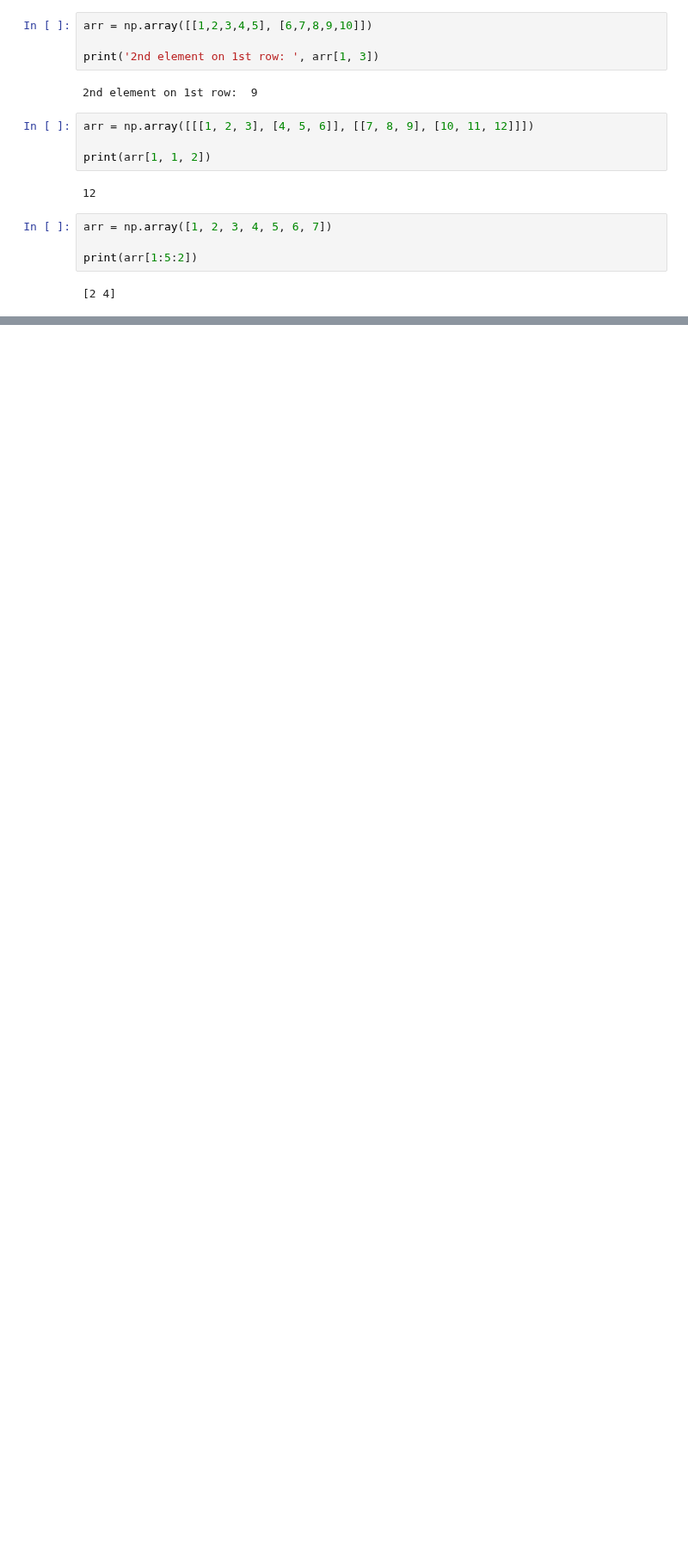
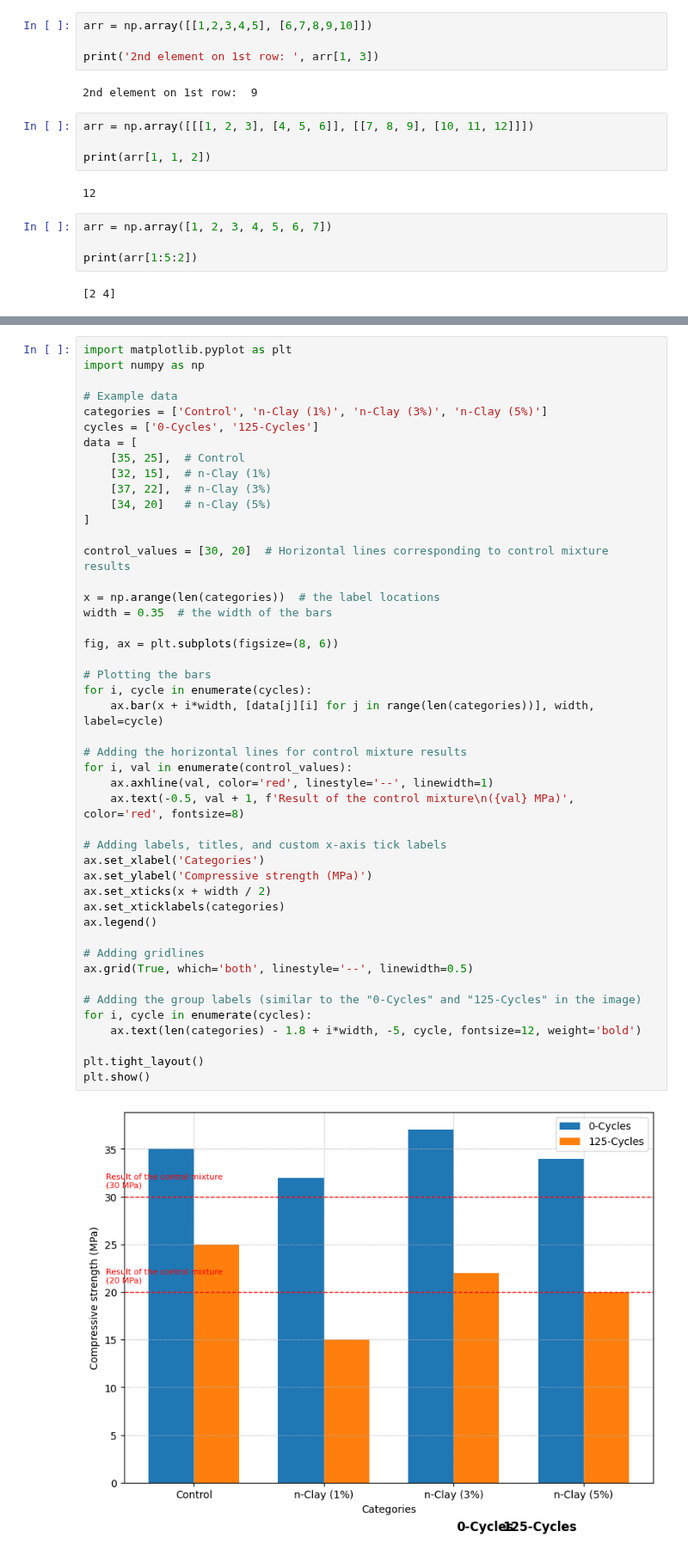
Before and after one commit to MBAhmadi/ML-Learning, a Jupyter notebook: numpy_training.ipynb, the cells around one changed output, grey strips where cells are left out. Shown at 86% size. Drawn from its saved outputs; the diff is of its cells as text; blank space fills up the shorter version.

```diff
--- a/numpy_training.ipynb
+++ b/numpy_training.ipynb
@@ -118,0 +183,48 @@ salam
+# %%
+import matplotlib.pyplot as plt
+import numpy as np
+
+# Example data
+categories = ['Control', 'n-Clay (1%)', 'n-Clay (3%)', 'n-Clay (5%)']
+cycles = ['0-Cycles', '125-Cycles']
+data = [
+    [35, 25],  # Control
+    [32, 15],  # n-Clay (1%)
+    [37, 22],  # n-Clay (3%)
+    [34, 20]   # n-Clay (5%)
+]
+
+control_values = [30, 20]  # Horizontal lines corresponding to control mixture results
+
+x = np.arange(len(categories))  # the label locations
+width = 0.35  # the width of the bars
+
+fig, ax = plt.subplots(figsize=(8, 6))
+
+# Plotting the bars
+for i, cycle in enumerate(cycles):
+    ax.bar(x + i*width, [data[j][i] for j in range(len(categories))], width, label=cycle)
+
+# Adding the horizontal lines for control mixture results
+for i, val in enumerate(control_values):
+    ax.axhline(val, color='red', linestyle='--', linewidth=1)
+    ax.text(-0.5, val + 1, f'Result of the control mixture\n({val} MPa)', color='red', fontsize=8)
+
+# Adding labels, titles, and custom x-axis tick labels
+ax.set_xlabel('Categories')
+ax.set_ylabel('Compressive strength (MPa)')
+ax.set_xticks(x + width / 2)
+ax.set_xticklabels(categories)
+ax.legend()
+
+# Adding gridlines
+ax.grid(True, which='both', linestyle='--', linewidth=0.5)
+
+# Adding the group labels (similar to the "0-Cycles" and "125-Cycles" in the image)
+for i, cycle in enumerate(cycles):
+    ax.text(len(categories) - 1.8 + i*width, -5, cycle, fontsize=12, weight='bold')
+
+plt.tight_layout()
+plt.show()
+# %% [output]
+[figure, added]
```
Also changed, not shown: parts of 5 cells of this notebook.
